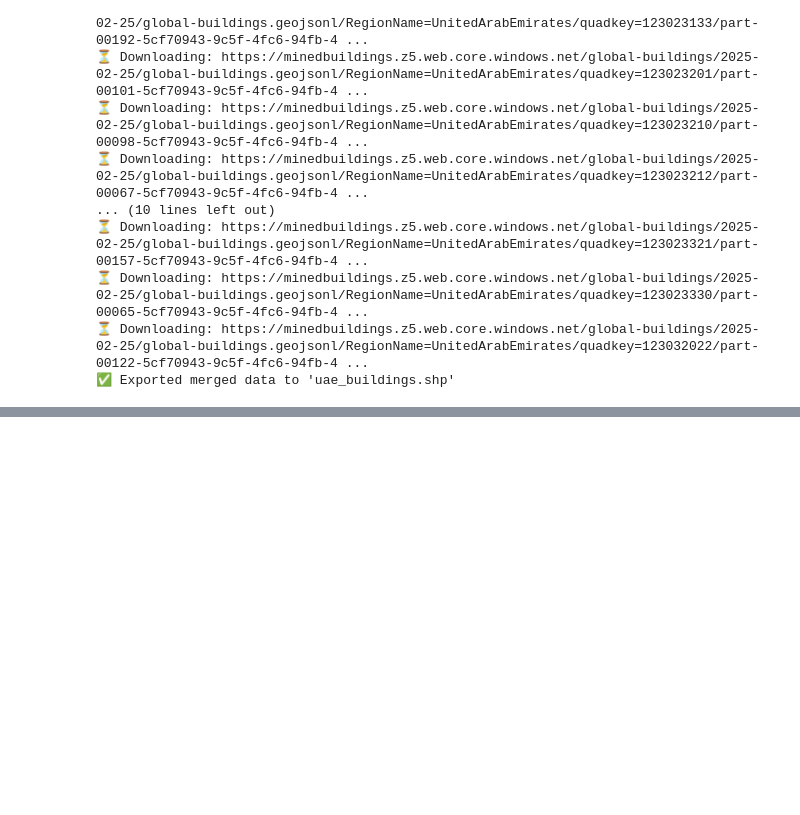
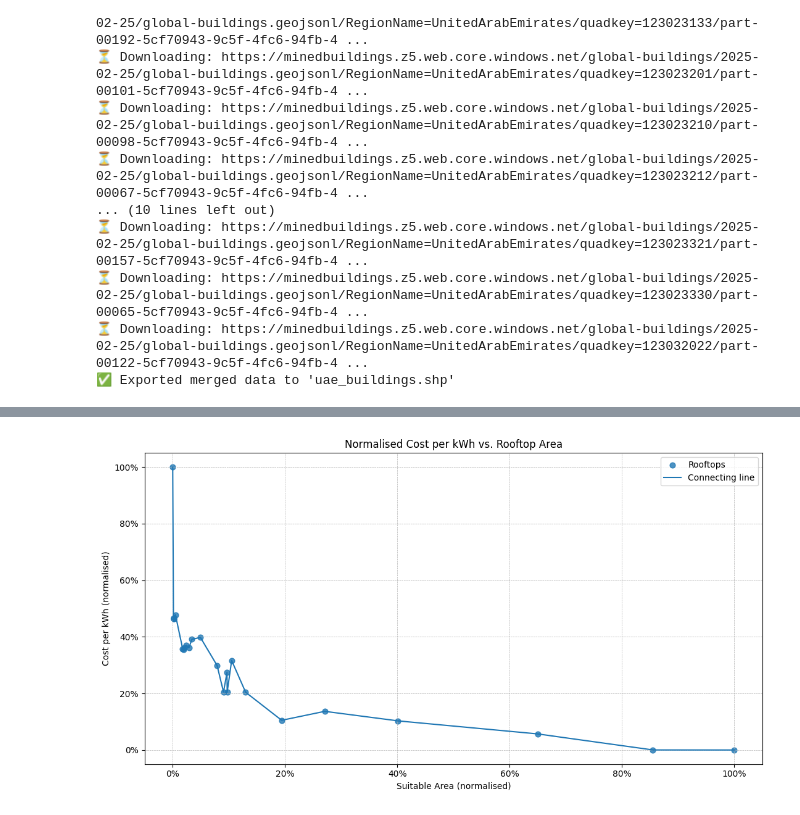
Before and after one commit to ClaudiaTurner/GEOG5160M-Dissertation, a Jupyter notebook: Dissertation_data.ipynb, the cells around one changed output, grey strips where cells are left out. Cells and saved outputs as stored; diff of their text form; code cells hidden in the pictures; blank space fills up the shorter version.

```diff
--- a/Dissertation_data.ipynb
+++ b/Dissertation_data.ipynb
@@ -466,0 +596,61 @@ gdf.to_file("uae_buildings.shp")
+# %%
+import pandas as pd
+import matplotlib.pyplot as plt
+import matplotlib.ticker as mticker
+
+# ─────────────────────────────────────────────────────────────────────────────
+# 1. Load CSV (raw download + correct encoding)
+# ─────────────────────────────────────────────────────────────────────────────
+url = (
+    "https://github.com/ClaudiaTurner/GEOG5160M-Dissertation/"
+    "blob/main/Data/Draft_csv.csv?raw=true"
+)
+df = pd.read_csv(url, encoding="cp1252")
+
+# ─────────────────────────────────────────────────────────────────────────────
+# 2. Keep the two columns, drop NaNs, sort by area
+# ─────────────────────────────────────────────────────────────────────────────
+cols = ["Suitable Area m²", "Cost (AED) / kWh"]
+df_clean = df[cols].dropna().sort_values("Suitable Area m²")
+
+# ─────────────────────────────────────────────────────────────────────────────
+# 3. Min–max normalisation to the 0–1 interval
+# ─────────────────────────────────────────────────────────────────────────────
+df_norm = df_clean.copy()
+for col in cols:
+    cmin, cmax = df_norm[col].min(), df_norm[col].max()
+    df_norm[col] = (df_norm[col] - cmin) / (cmax - cmin)
+
+# ─────────────────────────────────────────────────────────────────────────────
+# 4. Plot: scatter + connecting line (normalised values)
+# ─────────────────────────────────────────────────────────────────────────────
+fig, ax = plt.subplots(figsize=(11, 6))
+
+ax.scatter(
+    df_norm["Suitable Area m²"],
+    df_norm["Cost (AED) / kWh"],
+    s=40, alpha=0.8, label="Rooftops"
+)
+ax.plot(
+    df_norm["Suitable Area m²"],
+    df_norm["Cost (AED) / kWh"],
+    linewidth=1.5, label="Connecting line"
+)
+
+# Extra breathing-room on the x-axis
+ax.margins(x=0.05)
+
+# Tick labels as percentages for easier reading
+ax.xaxis.set_major_formatter(mticker.PercentFormatter(1, decimals=0))
+ax.yaxis.set_major_formatter(mticker.PercentFormatter(1, decimals=0))
+
+ax.set_xlabel("Suitable Area (normalised)")
+ax.set_ylabel("Cost per kWh (normalised)")
+ax.set_title("Normalised Cost per kWh vs. Rooftop Area")
+ax.grid(True, linestyle="--", linewidth=0.5)
+ax.legend()
+
+fig.tight_layout()
+plt.show()
+# %% [output]
+[figure, added]
```
Also changed, not shown: parts of 5 cells of this notebook.
